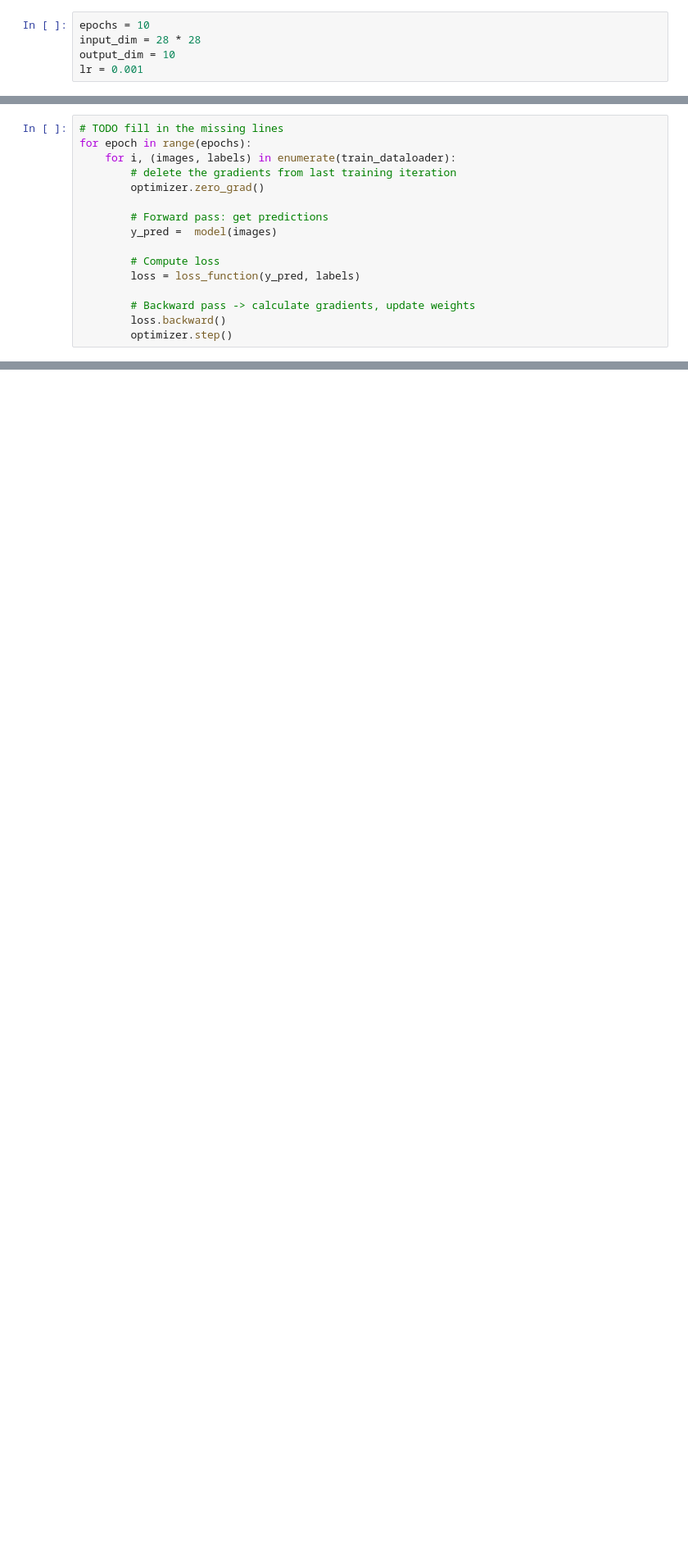
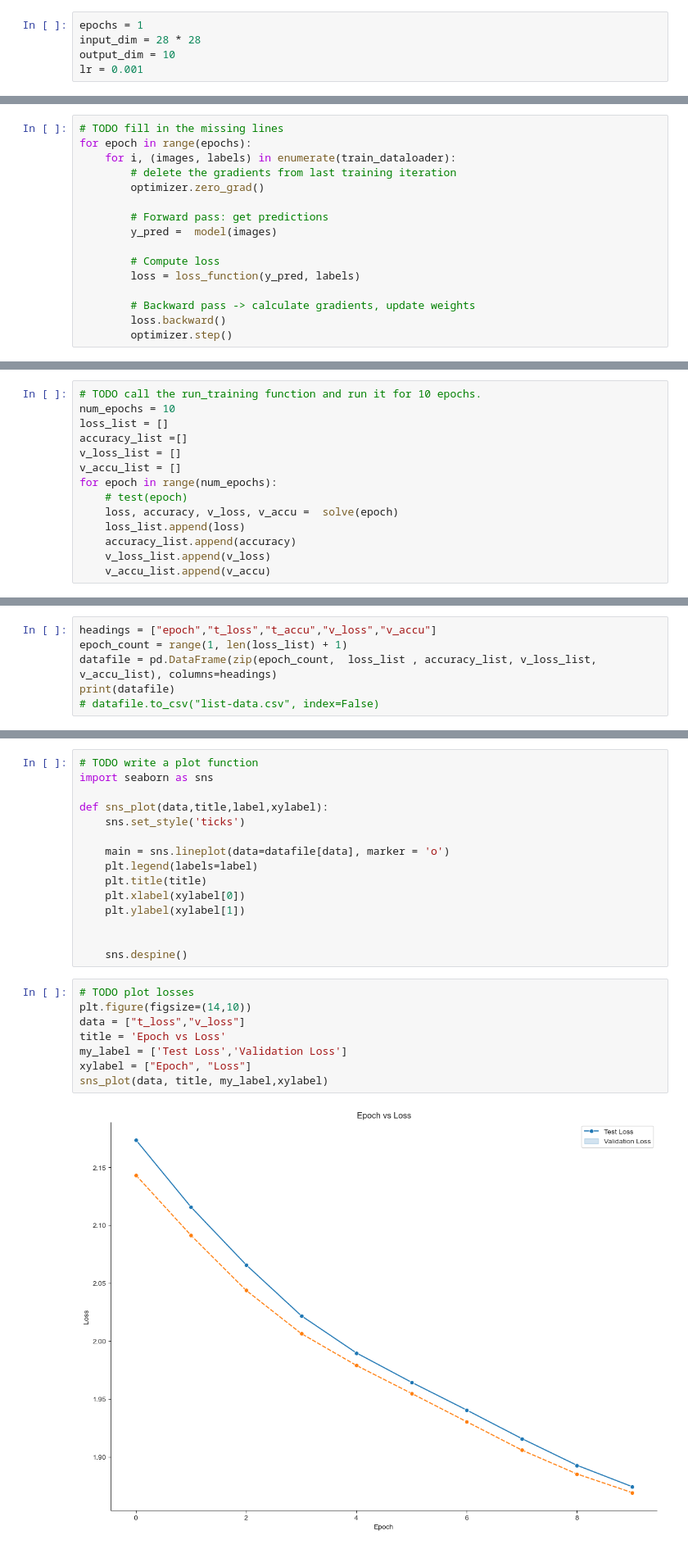
Before and after one commit to Yangshan-Xiang/mytorch, a Jupyter notebook: Logistic.ipynb, the cells around one changed output, grey strips where cells are left out. Shown at 82% size. Cells and saved outputs as stored; diff of their text form; blank space fills up the shorter version.

```diff
--- a/Logistic.ipynb
+++ b/Logistic.ipynb
@@ -129,5 +241,5 @@ torch.Size([256])
 # %%
-epochs = 10
+epochs = 1
 input_dim = 28 * 28
 output_dim = 10
 lr = 0.001
@@ -204,0 +448,14 @@ given label:  tensor(8)
+# %%
+# TODO call the run_training function and run it for 10 epochs.
+num_epochs = 10
+loss_list = []
+accuracy_list =[]
+v_loss_list = []
+v_accu_list = []
+for epoch in range(num_epochs):
+    # test(epoch)
+    loss, accuracy, v_loss, v_accu =  solve(epoch)
+    loss_list.append(loss)
+    accuracy_list.append(accuracy)
+    v_loss_list.append(v_loss)
+    v_accu_list.append(v_accu)
@@ -204,0 +473,6 @@ given label:  tensor(8)
+# %%
+headings = ["epoch","t_loss","t_accu","v_loss","v_accu"]
+epoch_count = range(1, len(loss_list) + 1)
+datafile = pd.DataFrame(zip(epoch_count,  loss_list , accuracy_list, v_loss_list, v_accu_list), columns=headings)
+print(datafile)
+# datafile.to_csv("list-data.csv", index=False)
@@ -204,0 +491,25 @@ given label:  tensor(8)
+# %%
+# TODO write a plot function
+import seaborn as sns
+
+def sns_plot(data,title,label,xylabel):
+    sns.set_style('ticks')
+
+    main = sns.lineplot(data=datafile[data], marker = 'o')
+    plt.legend(labels=label)
+    plt.title(title)
+    plt.xlabel(xylabel[0])
+    plt.ylabel(xylabel[1])
+
+
+    sns.despine()
+# %%
+# TODO plot losses
+plt.figure(figsize=(14,10))
+data = ["t_loss","v_loss"]
+title = 'Epoch vs Loss'
+my_label = ['Test Loss','Validation Loss']
+xylabel = ["Epoch", "Loss"]
+sns_plot(data, title, my_label,xylabel)
+# %% [output]
+[figure, added]
```
Also changed, not shown: parts of 58 cells of this notebook, 1 other file.
